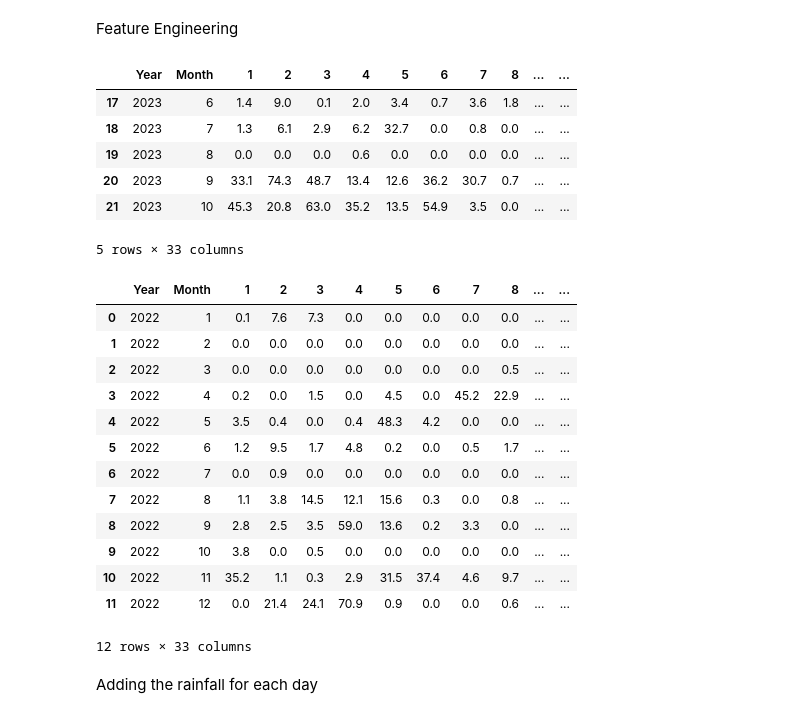
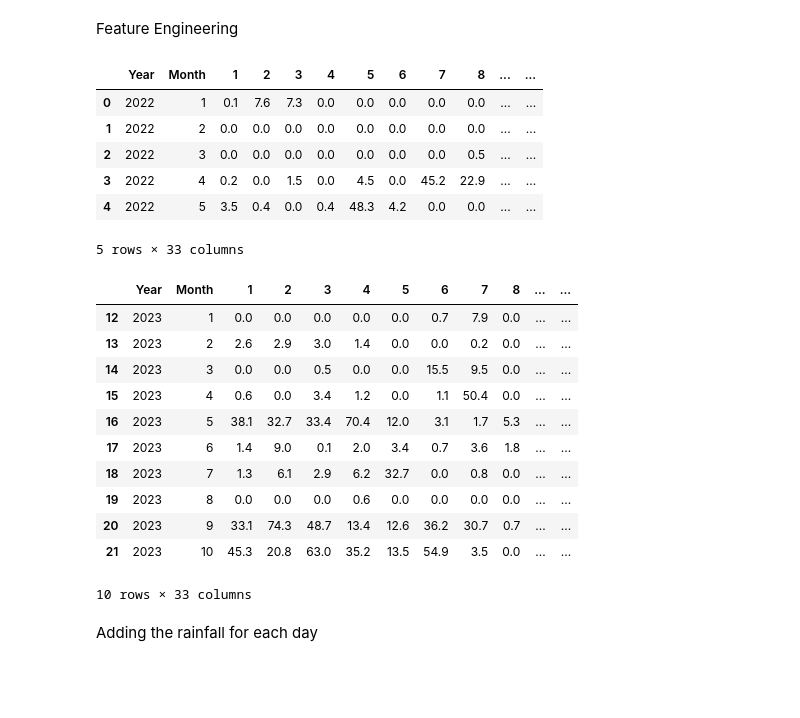
Before and after one commit to hammaadrizwan/marketwiz, a Jupyter notebook: SalesEDA.ipynb, the cells around one changed output. Saved outputs shown, nothing was run; the diff lists cells and outputs as text; code cells hidden in the pictures; blank space fills up the shorter version.

```diff
--- a/SalesEDA.ipynb
+++ b/SalesEDA.ipynb
@@ -438,33 +438,31 @@ df.drop(["Rainfall"],axis=1,inplace=True)
 Feature Engineering
 # %%
 import pandas as pd
-weather = pd.read_csv("/Users/hammaad/Downloads/Colombo Rf.xlsx - Sheet1.csv")
-weather.tail()
+weather = pd.read_csv(r"C:\Users\Hammaad\Documents\Desktop\DSA\Colombo Rf.xlsx - Sheet1.csv")
+weather.head()
 # %% [output]
 |  | Year | Month | 1 | 2 | 3 | 4 | 5 | 6 | 7 | 8 | ... | ... |
-| 17 | 2023 | 6 | 1.4 | 9.0 | 0.1 | 2.0 | 3.4 | 0.7 | 3.6 | 1.8 | ... | ... |
-| 18 | 2023 | 7 | 1.3 | 6.1 | 2.9 | 6.2 | 32.7 | 0.0 | 0.8 | 0.0 | ... | ... |
-| 19 | 2023 | 8 | 0.0 | 0.0 | 0.0 | 0.6 | 0.0 | 0.0 | 0.0 | 0.0 | ... | ... |
-| 20 | 2023 | 9 | 33.1 | 74.3 | 48.7 | 13.4 | 12.6 | 36.2 | 30.7 | 0.7 | ... | ... |
-| 21 | 2023 | 10 | 45.3 | 20.8 | 63.0 | 35.2 | 13.5 | 54.9 | 3.5 | 0.0 | ... | ... |
+| 0 | 2022 | 1 | 0.1 | 7.6 | 7.3 | 0.0 | 0.0 | 0.0 | 0.0 | 0.0 | ... | ... |
+| 1 | 2022 | 2 | 0.0 | 0.0 | 0.0 | 0.0 | 0.0 | 0.0 | 0.0 | 0.0 | ... | ... |
+| 2 | 2022 | 3 | 0.0 | 0.0 | 0.0 | 0.0 | 0.0 | 0.0 | 0.0 | 0.5 | ... | ... |
+| 3 | 2022 | 4 | 0.2 | 0.0 | 1.5 | 0.0 | 4.5 | 0.0 | 45.2 | 22.9 | ... | ... |
+| 4 | 2022 | 5 | 3.5 | 0.4 | 0.0 | 0.4 | 48.3 | 4.2 | 0.0 | 0.0 | ... | ... |
 5 rows × 33 columns
 # %%
-weather[weather["Year"]==(2022)]
+weather[weather["Year"]==(2023)]
 # %% [output]
 |  | Year | Month | 1 | 2 | 3 | 4 | 5 | 6 | 7 | 8 | ... | ... |
-| 0 | 2022 | 1 | 0.1 | 7.6 | 7.3 | 0.0 | 0.0 | 0.0 | 0.0 | 0.0 | ... | ... |
-| 1 | 2022 | 2 | 0.0 | 0.0 | 0.0 | 0.0 | 0.0 | 0.0 | 0.0 | 0.0 | ... | ... |
-| 2 | 2022 | 3 | 0.0 | 0.0 | 0.0 | 0.0 | 0.0 | 0.0 | 0.0 | 0.5 | ... | ... |
-| 3 | 2022 | 4 | 0.2 | 0.0 | 1.5 | 0.0 | 4.5 | 0.0 | 45.2 | 22.9 | ... | ... |
-| 4 | 2022 | 5 | 3.5 | 0.4 | 0.0 | 0.4 | 48.3 | 4.2 | 0.0 | 0.0 | ... | ... |
-| 5 | 2022 | 6 | 1.2 | 9.5 | 1.7 | 4.8 | 0.2 | 0.0 | 0.5 | 1.7 | ... | ... |
-| 6 | 2022 | 7 | 0.0 | 0.9 | 0.0 | 0.0 | 0.0 | 0.0 | 0.0 | 0.0 | ... | ... |
-| 7 | 2022 | 8 | 1.1 | 3.8 | 14.5 | 12.1 | 15.6 | 0.3 | 0.0 | 0.8 | ... | ... |
-| 8 | 2022 | 9 | 2.8 | 2.5 | 3.5 | 59.0 | 13.6 | 0.2 | 3.3 | 0.0 | ... | ... |
-| 9 | 2022 | 10 | 3.8 | 0.0 | 0.5 | 0.0 | 0.0 | 0.0 | 0.0 | 0.0 | ... | ... |
-| 10 | 2022 | 11 | 35.2 | 1.1 | 0.3 | 2.9 | 31.5 | 37.4 | 4.6 | 9.7 | ... | ... |
-| 11 | 2022 | 12 | 0.0 | 21.4 | 24.1 | 70.9 | 0.9 | 0.0 | 0.0 | 0.6 | ... | ... |
+| 12 | 2023 | 1 | 0.0 | 0.0 | 0.0 | 0.0 | 0.0 | 0.7 | 7.9 | 0.0 | ... | ... |
+| 13 | 2023 | 2 | 2.6 | 2.9 | 3.0 | 1.4 | 0.0 | 0.0 | 0.2 | 0.0 | ... | ... |
+| 14 | 2023 | 3 | 0.0 | 0.0 | 0.5 | 0.0 | 0.0 | 15.5 | 9.5 | 0.0 | ... | ... |
+| 15 | 2023 | 4 | 0.6 | 0.0 | 3.4 | 1.2 | 0.0 | 1.1 | 50.4 | 0.0 | ... | ... |
+| 16 | 2023 | 5 | 38.1 | 32.7 | 33.4 | 70.4 | 12.0 | 3.1 | 1.7 | 5.3 | ... | ... |
+| 17 | 2023 | 6 | 1.4 | 9.0 | 0.1 | 2.0 | 3.4 | 0.7 | 3.6 | 1.8 | ... | ... |
+| 18 | 2023 | 7 | 1.3 | 6.1 | 2.9 | 6.2 | 32.7 | 0.0 | 0.8 | 0.0 | ... | ... |
+| 19 | 2023 | 8 | 0.0 | 0.0 | 0.0 | 0.6 | 0.0 | 0.0 | 0.0 | 0.0 | ... | ... |
+| 20 | 2023 | 9 | 33.1 | 74.3 | 48.7 | 13.4 | 12.6 | 36.2 | 30.7 | 0.7 | ... | ... |
+| 21 | 2023 | 10 | 45.3 | 20.8 | 63.0 | 35.2 | 13.5 | 54.9 | 3.5 | 0.0 | ... | ... |
-12 rows × 33 columns
+10 rows × 33 columns
 # %% [markdown]
 Adding the rainfall for each day
 # %%
```
Also changed, not shown: parts of 4 cells of this notebook, 2 other files.
